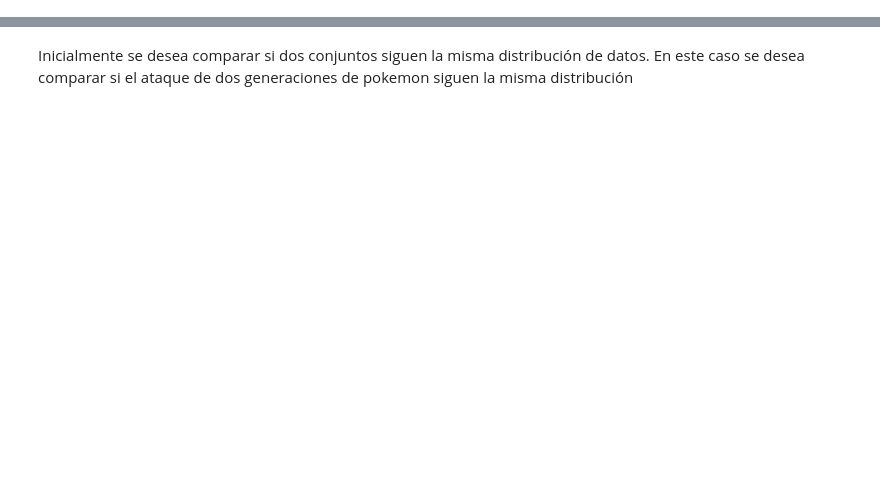
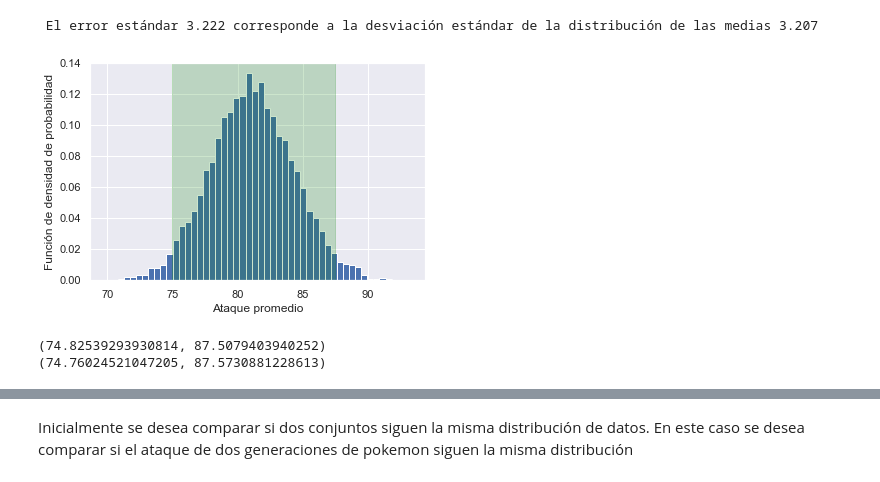
Before and after one commit to OPALO-ESTADISTICA/Estadistica, a Jupyter notebook: Inferencia estadística.ipynb, the cells around one changed output, grey strips where cells are left out. Drawn from its saved outputs; the diff is of its cells as text; code cells hidden in the pictures; blank space fills up the shorter version.

```diff
--- a/Inferencia estadística.ipynb
+++ b/Inferencia estadística.ipynb
@@ -38,0 +175,53 @@ def permutation_sample(data1, data2):
+# %%
+# Se crea una función para determinar un estadístico en una muestra por bootstrap
+def bootstrap_replicate_1d(data,func):
+    "Estadístico para una muestra bootstrap de una dimensión"
+    bs_sample = np.random.choice(data,len(data))
+    return func(bs_sample)
+
+# Función para almacenar múltiples estaísticas en un único arreglo
+
+def draw_bs_reps(data, func, size=1):
+    "Visualizar los estadísticos"
+    bs_replicates = np.empty(size)
+
+    for i in range(size):
+        bs_replicates[i] = bootstrap_replicate_1d(data,func)
+    return bs_replicates
+# %%
+bs_media = draw_bs_reps(muestra,np.mean,10000)
+
+# Calcular el error estándar de la media (desviación estándar de la distribución)
+SEM = np.std(muestra)/np.sqrt(len(muestra))
+
+# Computar la desviación estándar de las múltiples muestras
+bs_std = np.std(bs_media)
+print(" El error estándar %0.3f corresponde a la desviación estándar de la distribución de las medias %0.3f"
+     %(SEM, bs_std))
+
+# Visualizar la distribución de las medias
+_ = plt.hist(bs_media, bins=50, density = True)
+plt.xlabel("Ataque promedio")
+plt.ylabel("Función de densidad de probabilidad")
+
+conf_int = np.percentile(bs_media,[2.5,97.5])
+plt.axvspan(conf_int[0], conf_int[1],color="green", alpha=0.2)
+plt.show()
+# %% [output]
+ El error estándar 3.222 corresponde a la desviación estándar de la distribución de las medias 3.207
+[figure, added]
+# %%
+# Intervalo de confianza
+
+confianza = 0.95
+gl = muestra.size -1
+media = np.mean(muestra)
+sem = stats.sem(muestra)
+interalo = stats.norm.interval(confianza, media, sem)
+print(interalo)
+
+interalo_2 = stats.t.interval(confianza, gl, media, sem)
+print(interalo_2)
+# %% [output]
+(74.82539293930814, 87.5079403940252)
+(74.76024521047205, 87.5730881228613)
```
Also changed, not shown: parts of 21 cells of this notebook.
